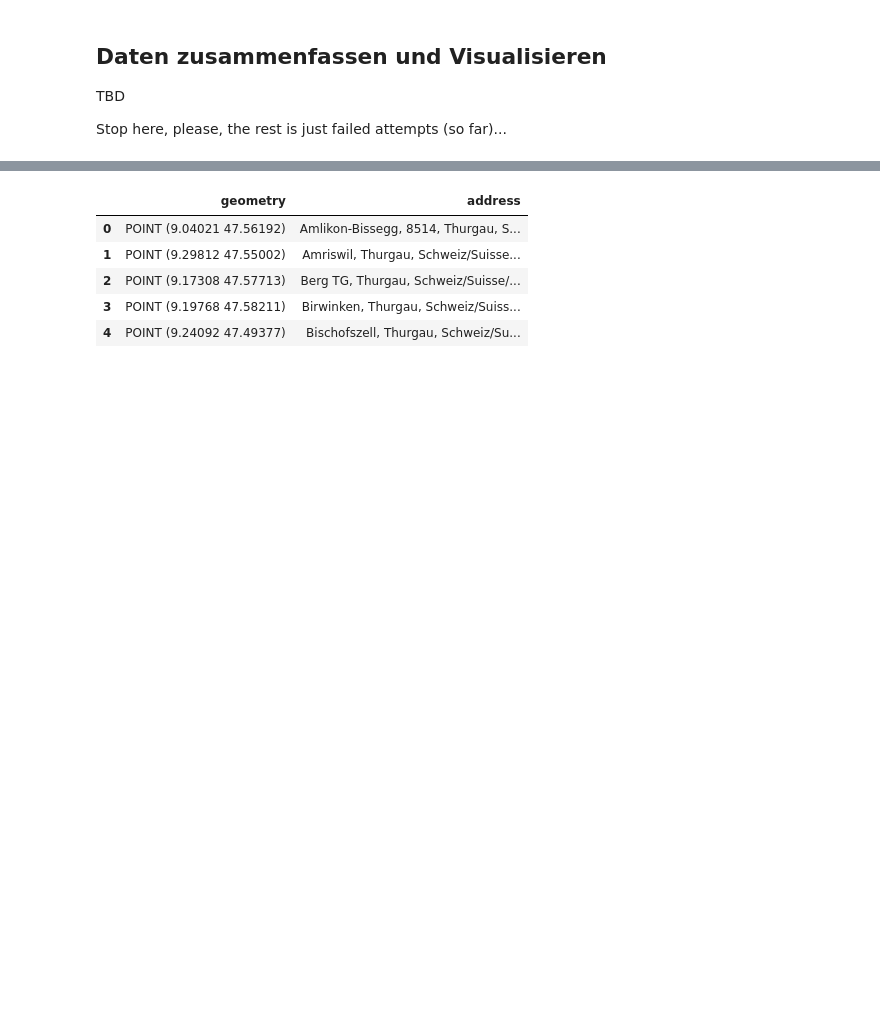
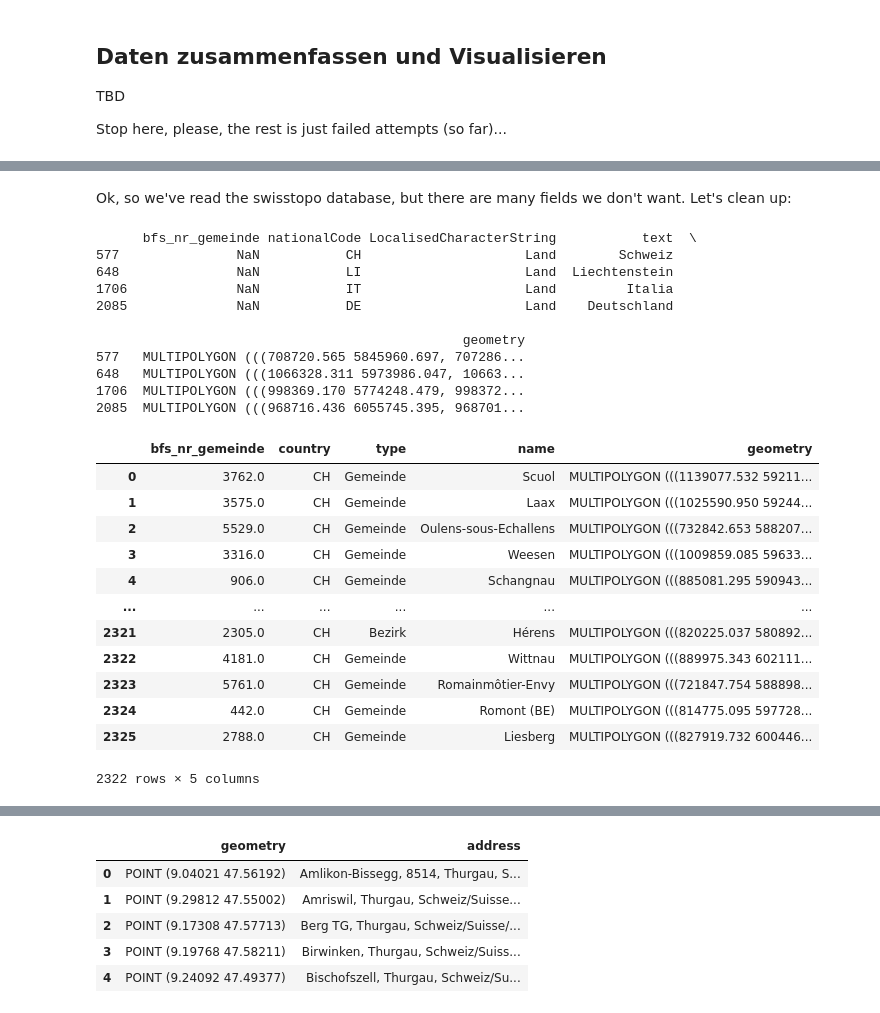
Before and after one commit to tkilla77/ksr_talit_hackathon, a Jupyter notebook: notebooks/examples.ipynb, the cells around one changed output, grey strips where cells are left out. Saved outputs shown, nothing was run; the diff lists cells and outputs as text; code cells hidden in the pictures; blank space fills up the shorter version.

```diff
--- a/notebooks/examples.ipynb
+++ b/notebooks/examples.ipynb
@@ -130,3 +144,58 @@ dtype: object
+# %% [markdown]
+Ok, so we've read the swisstopo database, but there are many fields we don't want. Let's clean up:
+# %%
+import pandas as pd
+
+# Fix up municipalities by parsing the bfs_nr from the gml_id and converting it
+# to int64.
+
+# 1: create a series where we extract the integer number from the 'AdministrativeUnit_XY_1234'
+# string in gml_id, where 'XY' is one of 'Gemeinde', 'Bezirk', 'Kanton'.
+bfs_nrs = municipalities['gml_id'].str.extract(r"(\d+)")
+# Add the series to the dataset after converting it to numeric.
+municipalities['bfs_nr_gemeinde'] = pd.to_numeric(bfs_nrs[0])
+
+# Let's only retain what we need: BFS nr, geometry, type, country
+municipalities = municipalities[['bfs_nr_gemeinde', 'nationalCode', 'LocalisedCharacterString', 'text', 'geometry']]
+
+# There are four rows without BFS number
+missing_number = municipalities[municipalities['bfs_nr_gemeinde'].isna()]
+print(missing_number)
+# Ah, the country-level entries miss the number - let's drop these:
+municipalities = municipalities.dropna(subset='bfs_nr_gemeinde')
+
+# Now we can cast the BFS nr to int64 to make it compatible with the TG energy dataset.
+municipalities['bfs_nr_gemeinde'].astype('int64')
+
+# Finally, rename the columns to be more descriptive
+municipalities = municipalities.rename(columns={'nationalCode' : 'country', 'LocalisedCharacterString': 'type', 'text' : 'name'})
+
+municipalities
+# %% [output]
+      bfs_nr_gemeinde nationalCode LocalisedCharacterString           text  \
+577               NaN           CH                     Land        Schweiz
+648               NaN           LI                     Land  Liechtenstein
+1706              NaN           IT                     Land         Italia
+2085              NaN           DE                     Land    Deutschland
+
+                                               geometry
+577   MULTIPOLYGON (((708720.565 5845960.697, 707286...
+648   MULTIPOLYGON (((1066328.311 5973986.047, 10663...
+1706  MULTIPOLYGON (((998369.170 5774248.479, 998372...
+2085  MULTIPOLYGON (((968716.436 6055745.395, 968701...
+|  | bfs_nr_gemeinde | country | type | name | geometry |
+| 0 | 3762.0 | CH | Gemeinde | Scuol | MULTIPOLYGON (((1139077.532 59211... |
+| 1 | 3575.0 | CH | Gemeinde | Laax | MULTIPOLYGON (((1025590.950 59244... |
+| 2 | 5529.0 | CH | Gemeinde | Oulens-sous-Echallens | MULTIPOLYGON (((732842.653 588207... |
+| 3 | 3316.0 | CH | Gemeinde | Weesen | MULTIPOLYGON (((1009859.085 59633... |
+| 4 | 906.0 | CH | Gemeinde | Schangnau | MULTIPOLYGON (((885081.295 590943... |
+| ... | ... | ... | ... | ... | ... |
+| 2321 | 2305.0 | CH | Bezirk | Hérens | MULTIPOLYGON (((820225.037 580892... |
+| 2322 | 4181.0 | CH | Gemeinde | Wittnau | MULTIPOLYGON (((889975.343 602111... |
+| 2323 | 5761.0 | CH | Gemeinde | Romainmôtier-Envy | MULTIPOLYGON (((721847.754 588898... |
+| 2324 | 442.0 | CH | Gemeinde | Romont (BE) | MULTIPOLYGON (((814775.095 597728... |
+| 2325 | 2788.0 | CH | Gemeinde | Liesberg | MULTIPOLYGON (((827919.732 600446... |
+2322 rows × 5 columns
 # %%
 # Inner Join of municipalities geo data with energy data
 # Inner Join means: we only keep rows that have the same number in bfs_nr_gemeinde
```
Also changed, not shown: parts of 5 cells of this notebook, 1 other file.
